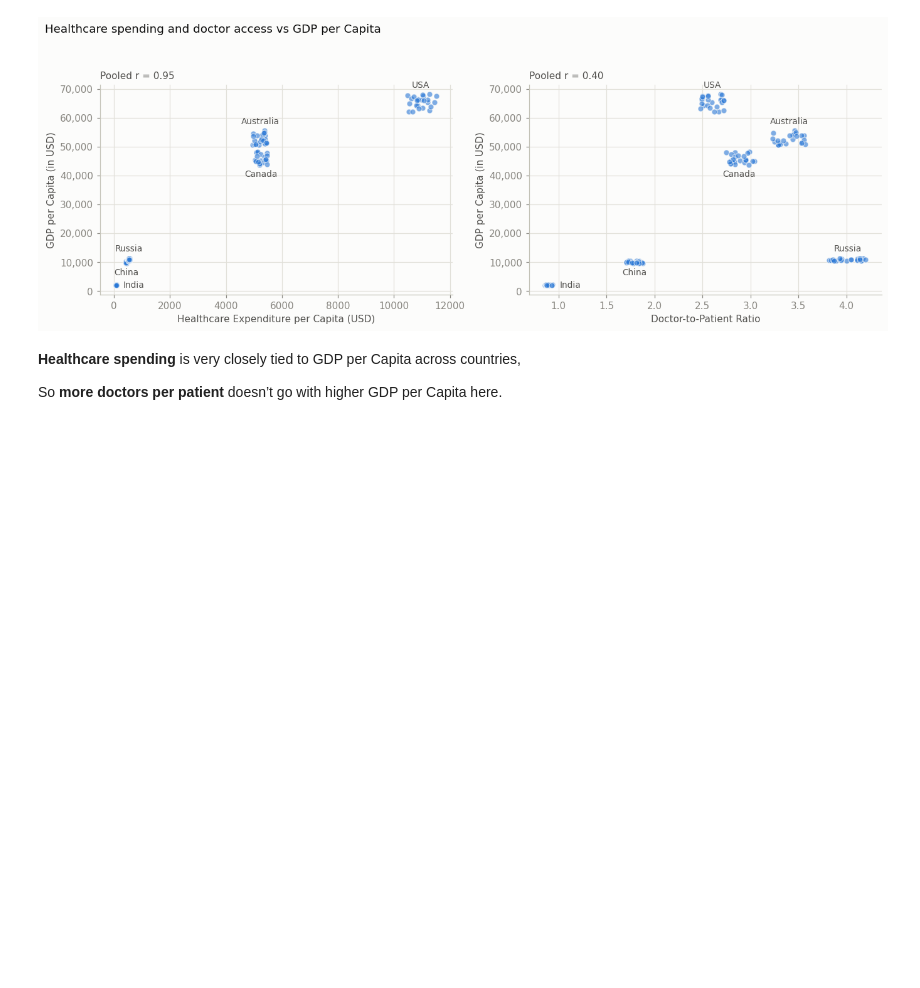
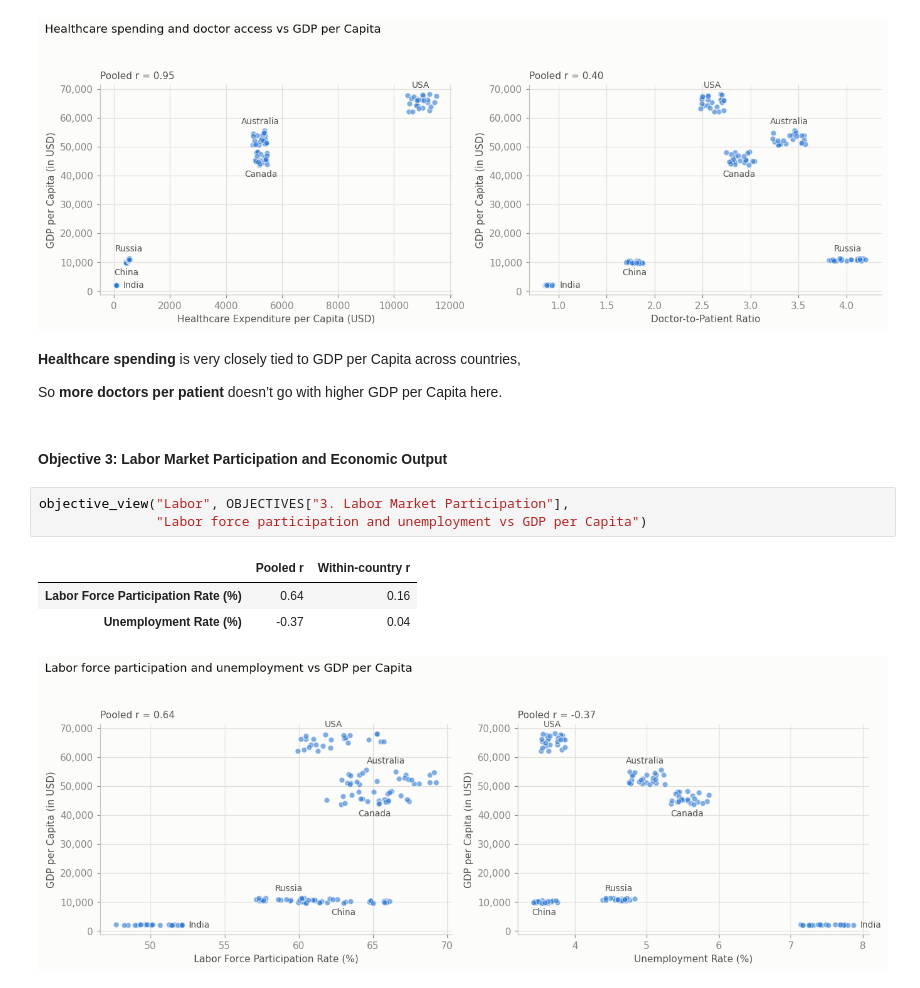
Before and after one commit to aaronawsg/capstone, a Jupyter notebook: Capstone_Economics_Analysis.ipynb, the cells around one changed output. Drawn from its saved outputs; the diff is of its cells as text; blank space fills up the shorter version.

```diff
--- a/Capstone_Economics_Analysis.ipynb
+++ b/Capstone_Economics_Analysis.ipynb
@@ -379,3 +381,13 @@ objective_view("Healthcare", OBJECTIVES["2. Healthcare Investment"],
 **Healthcare spending** is very closely tied to GDP per Capita across countries,
 
 So **more doctors per patient** doesn’t go with higher GDP per Capita here.
+# %% [markdown]
+#### Objective 3: Labor Market Participation and Economic Output
+# %%
+objective_view("Labor", OBJECTIVES["3. Labor Market Participation"],
+               "Labor force participation and unemployment vs GDP per Capita")
+# %% [output]
+|  | Pooled r | Within-country r |
+| Labor Force Participation Rate (%) | 0.64 | 0.16 |
+| Unemployment Rate (%) | -0.37 | 0.04 |
+[figure, added]
```
Also changed, not shown: parts of 10 cells of this notebook.
